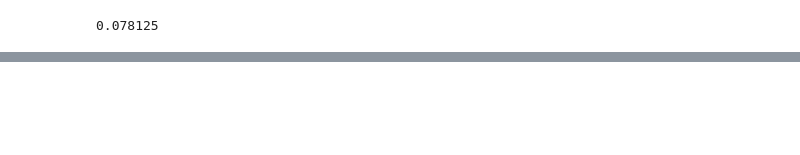
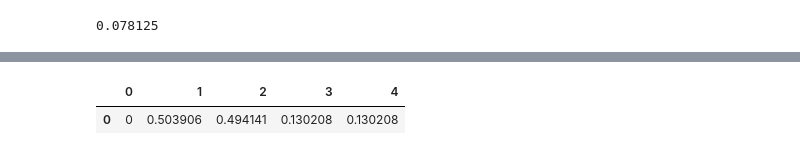
Before and after one commit to KMacfarlaneGreen/mres_whales, a Jupyter notebook: notebooks/exploratory/Normalization_preprocessing.ipynb, the cells around one changed output, grey strips where cells are left out. Saved outputs shown, nothing was run; the diff lists cells and outputs as text; code cells hidden in the pictures; blank space fills up the shorter version.

```diff
--- a/notebooks/exploratory/Normalization_preprocessing.ipynb
+++ b/notebooks/exploratory/Normalization_preprocessing.ipynb
@@ -121,0 +160,4 @@ All bounding box coordinates appear to be being saved twice? Need to debug this.
+# %%
+#Visualise some of the saved files:
+cropped_image_path = "/gws/nopw/j04/ai4er/users/kmgreen/data/cropped_images/sanig_5.png"
+cropped_label_path = "/gws/nopw/j04/ai4er/users/kmgreen/data/cropped_images/sanig_5.txt"
@@ -121,0 +166,6 @@ All bounding box coordinates appear to be being saved twice? Need to debug this.
+# %%
+boxes = pd.read_csv(cropped_label_path, sep=" ", header=None)
+boxes
+# %% [output]
+|  | 0 | 1 | 2 | 3 | 4 |
+| 0 | 0 | 0.503906 | 0.494141 | 0.130208 | 0.130208 |
```
Also changed, not shown: parts of 19 cells of this notebook, 2 other files.
